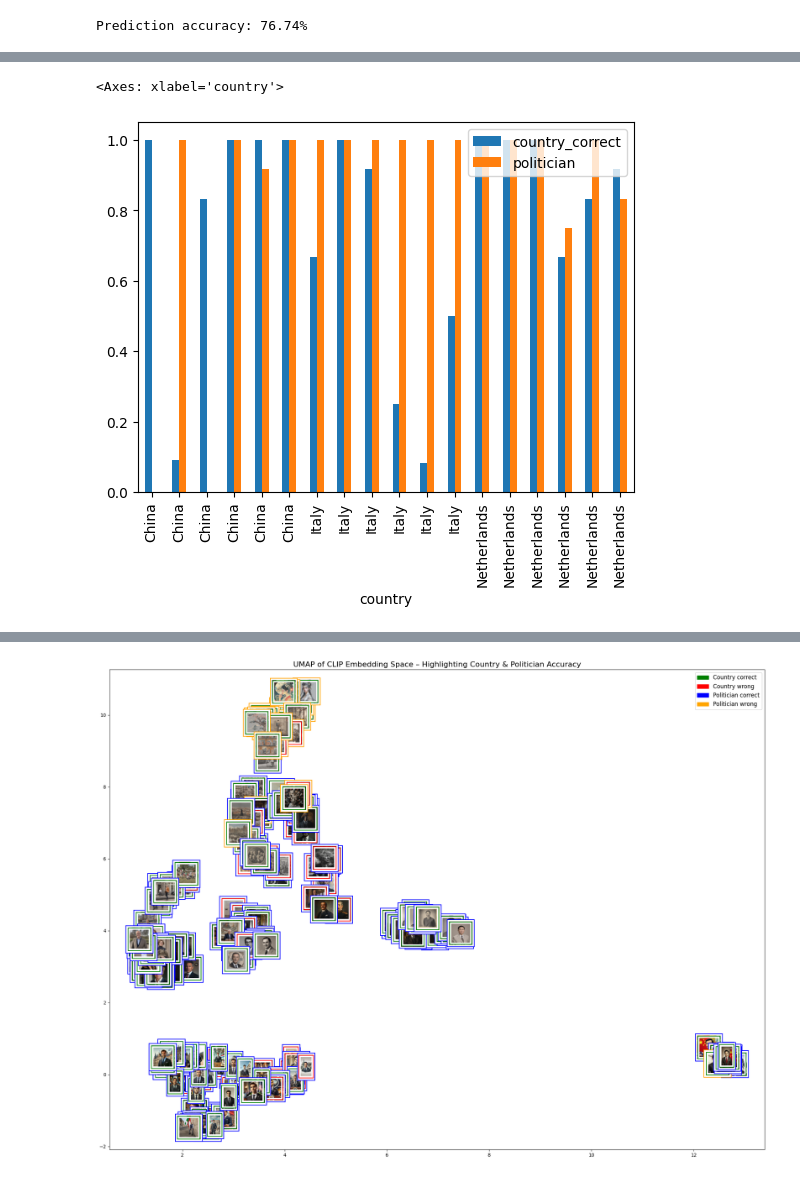
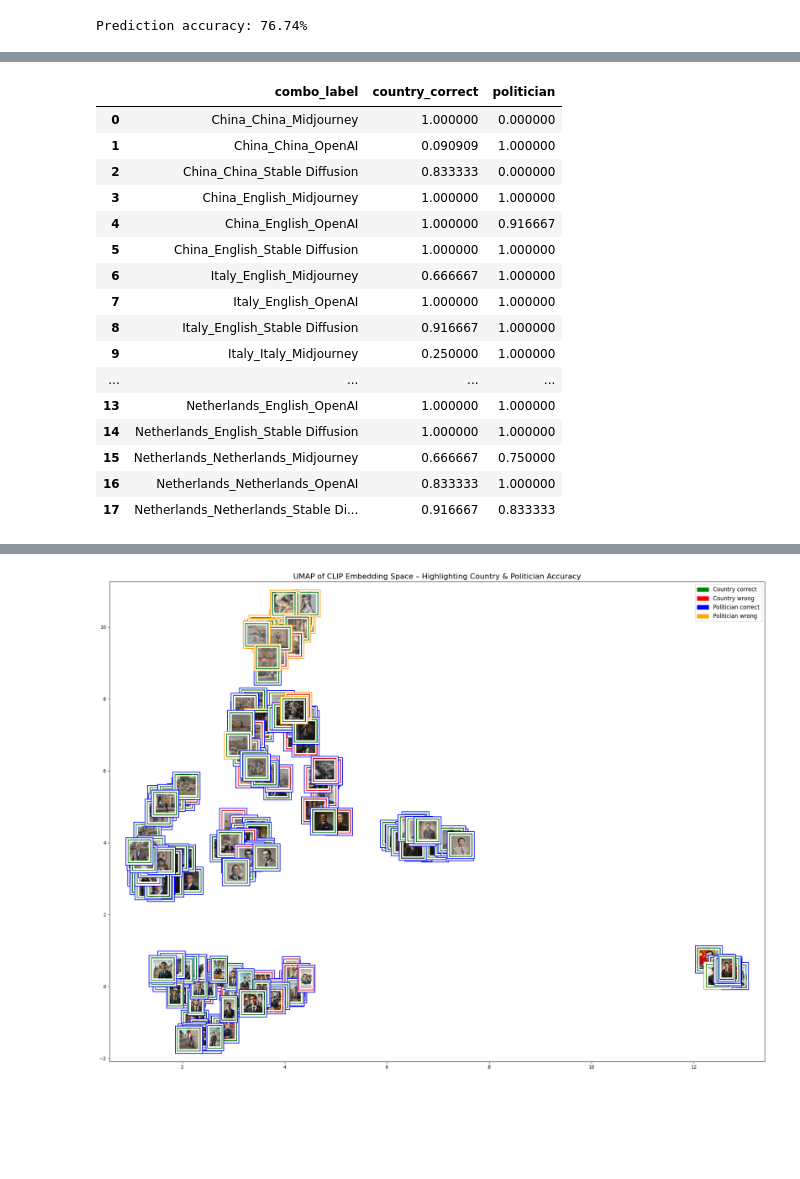
Before and after one commit to traopia/GenAI-political-portraits, a Jupyter notebook: analysis.ipynb, the cells around one changed output, grey strips where cells are left out. Cells and saved outputs as stored; diff of their text form; code cells hidden in the pictures; blank space fills up the shorter version.

```diff
--- a/analysis.ipynb
+++ b/analysis.ipynb
@@ -214,5 +194,21 @@ acc_by_all.sort_values(by="country_correct")
-# %%
-acc_by_all.plot.bar(x = "country")
-# %% [output]
-<Axes: xlabel='country'>
-[figure, removed]
+# %%
+df["combo_label"] = df["country"] + "_" + df["prompt"] + "_" + df["model"]
+acc_by_all
+# %% [output]
+|  | combo_label | country_correct | politician |
+| 0 | China_China_Midjourney | 1.000000 | 0.000000 |
+| 1 | China_China_OpenAI | 0.090909 | 1.000000 |
+| 2 | China_China_Stable Diffusion | 0.833333 | 0.000000 |
+| 3 | China_English_Midjourney | 1.000000 | 1.000000 |
+| 4 | China_English_OpenAI | 1.000000 | 0.916667 |
+| 5 | China_English_Stable Diffusion | 1.000000 | 1.000000 |
+| 6 | Italy_English_Midjourney | 0.666667 | 1.000000 |
+| 7 | Italy_English_OpenAI | 1.000000 | 1.000000 |
+| 8 | Italy_English_Stable Diffusion | 0.916667 | 1.000000 |
+| 9 | Italy_Italy_Midjourney | 0.250000 | 1.000000 |
+| ... | ... | ... | ... |
+| 13 | Netherlands_English_OpenAI | 1.000000 | 1.000000 |
+| 14 | Netherlands_English_Stable Diffusion | 1.000000 | 1.000000 |
+| 15 | Netherlands_Netherlands_Midjourney | 0.666667 | 0.750000 |
+| 16 | Netherlands_Netherlands_OpenAI | 0.833333 | 1.000000 |
+| 17 | Netherlands_Netherlands_Stable Di... | 0.916667 | 0.833333 |
```
Also changed, not shown: parts of 6 cells of this notebook, 2 other files.
